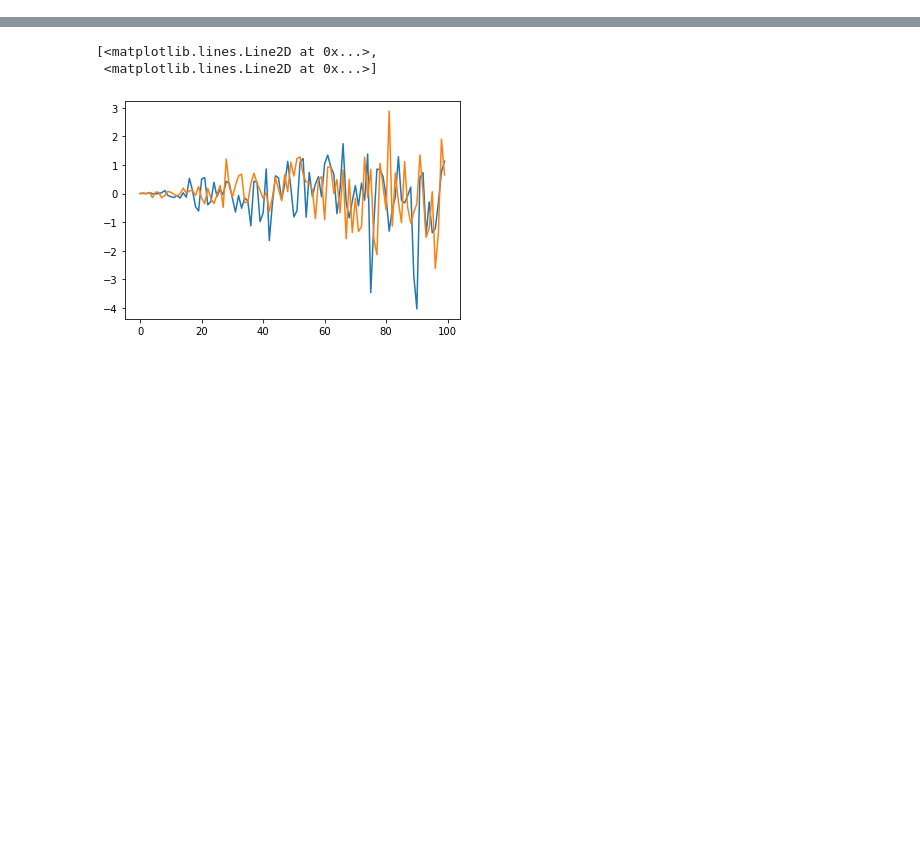
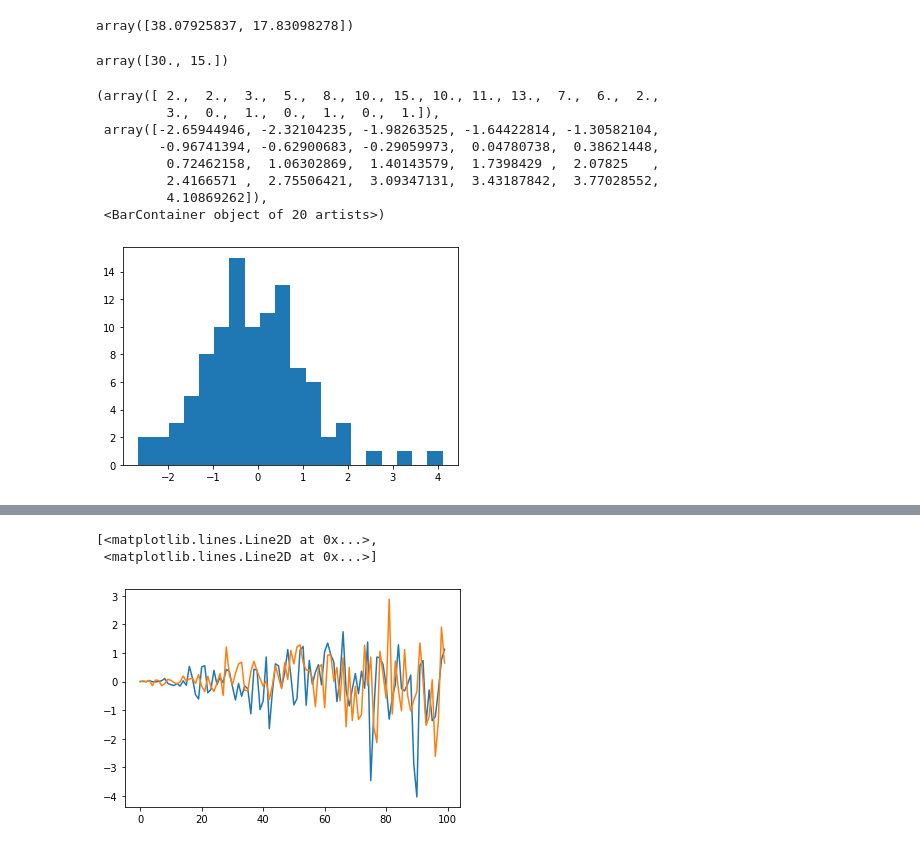
Before and after one commit to datali-ch/fantasticfeatures, a Jupyter notebook: dataset_noise_generator.ipynb, the cells around one changed output, grey strips where cells are left out. Cells and saved outputs as stored; diff of their text form; code cells hidden in the pictures; blank space fills up the shorter version.

```diff
--- a/dataset_noise_generator.ipynb
+++ b/dataset_noise_generator.ipynb
@@ -55,0 +26,4 @@ shape = X_base.shape
+# %%
+coeffs
+# %% [output]
+array([38.07925837, 17.83098278])
@@ -55,0 +35,16 @@ shape = X_base.shape
+# %%
+coeffs
+# %% [output]
+array([30., 15.])
+# %%
+plt.hist(X_base[:,0], bins=20)
+# %% [output]
+(array([ 2.,  2.,  3.,  5.,  8., 10., 15., 10., 11., 13.,  7.,  6.,  2.,
+         3.,  0.,  1.,  0.,  1.,  0.,  1.]),
+ array([-2.65944946, -2.32104235, -1.98263525, -1.64422814, -1.30582104,
+        -0.96741394, -0.62900683, -0.29059973,  0.04780738,  0.38621448,
+         0.72462158,  1.06302869,  1.40143579,  1.7398429 ,  2.07825   ,
+         2.4166571 ,  2.75506421,  3.09347131,  3.43187842,  3.77028552,
+         4.10869262]),
+ <BarContainer object of 20 artists>)
+[figure, added]
```
Also changed, not shown: parts of 34 cells of this notebook, 1 other file.
